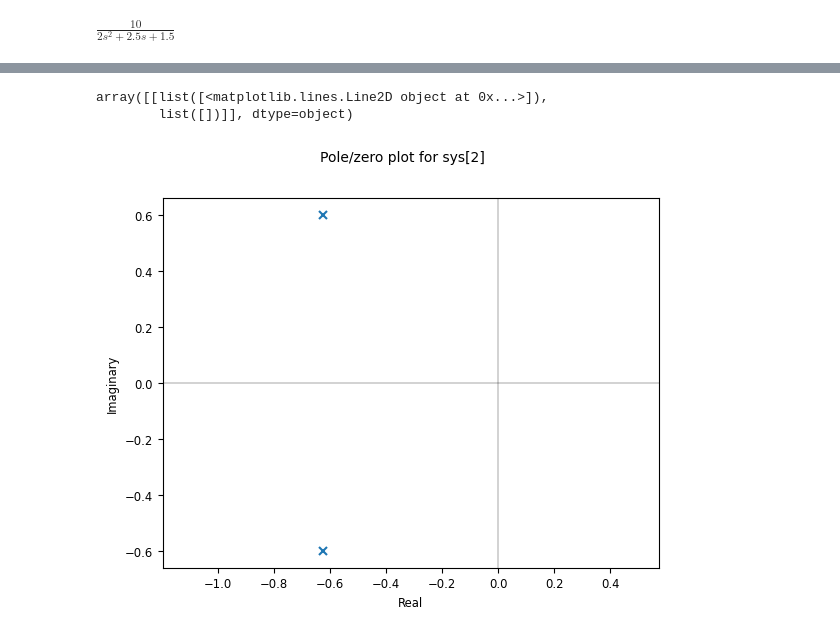
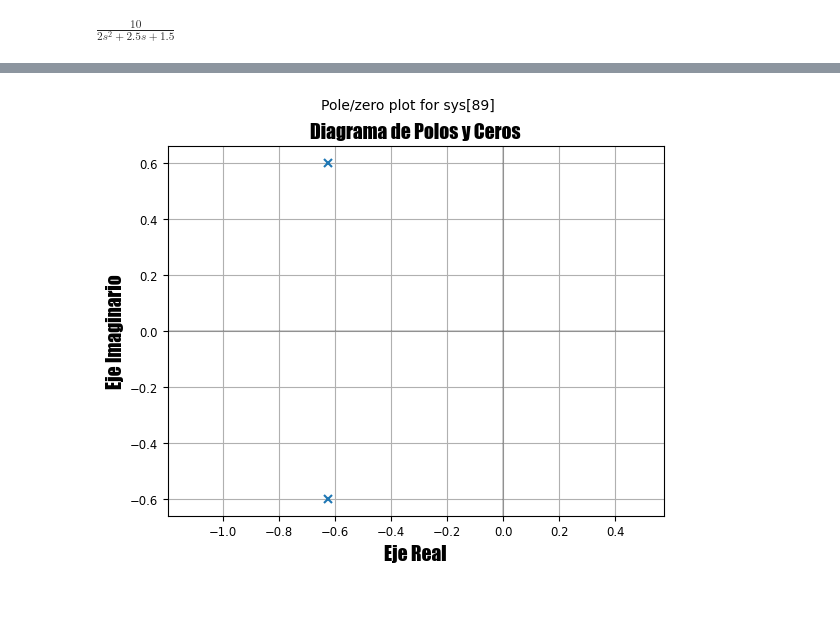
Before and after one commit to CusaTadeo/Control_2024, a Jupyter notebook: TP2/TP2_Ejercicio-1.ipynb, the cells around one changed output, grey strips where cells are left out. Saved outputs shown, nothing was run; the diff lists cells and outputs as text; code cells hidden in the pictures; blank space fills up the shorter version.

```diff
--- a/TP2/TP2_Ejercicio-1.ipynb
+++ b/TP2/TP2_Ejercicio-1.ipynb
@@ -43,10 +44,13 @@ Outputs (1): ['y[0]']
 Polos de la función H(s): [-0.625+0.59947894j -0.625-0.59947894j]
 Ceros de la función H(s): []
 Ganancia de la función H(s): 6.666666666666666
-# %%
-ct.pzmap(H)
-# %% [output]
-array([[list([<matplotlib.lines.Line2D object at 0x...>]),
-        list([])]], dtype=object)
-[figure, removed]
+# %%
+ct.pzmap(H)
+
+plt.title('Diagrama de Polos y Ceros', fontdict=fuente)
+plt.xlabel('Eje Real', fuente)
+plt.ylabel('Eje Imaginario', fontdict=fuente)
+plt.grid()
+# %% [output]
+[figure, added]
 # %%
```
Also changed, not shown: parts of 7 cells of this notebook.
